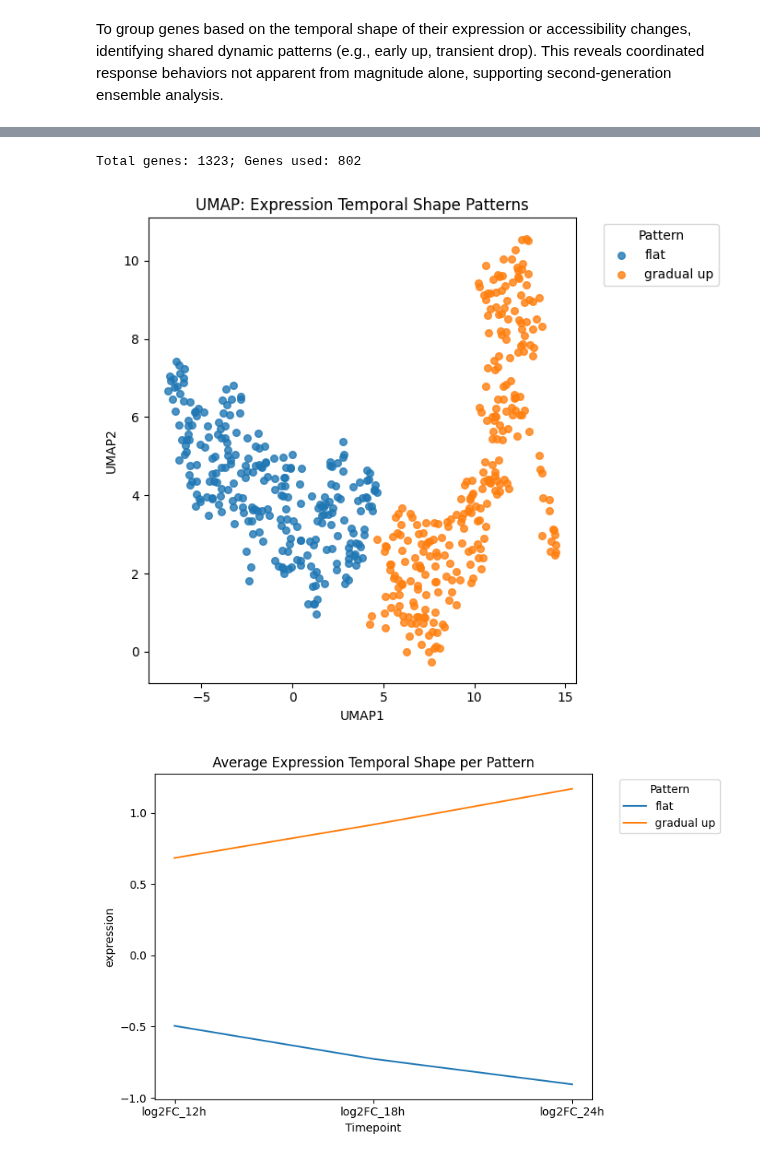
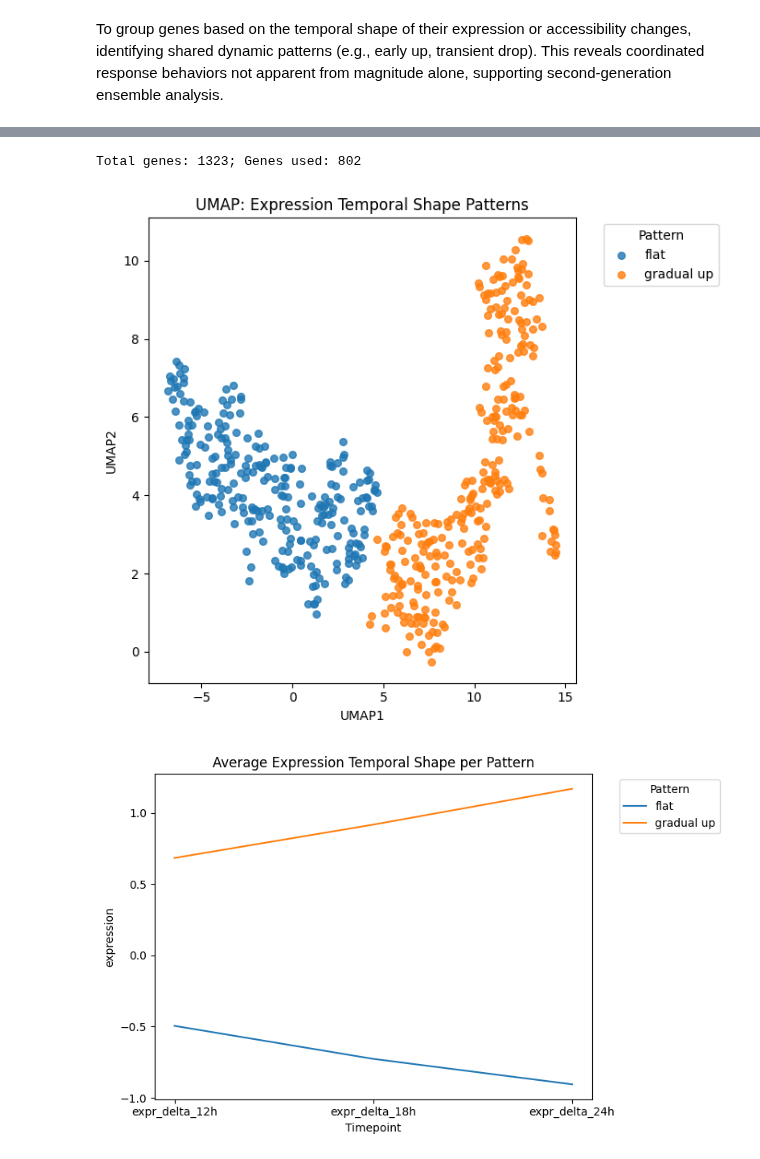
Before and after one commit to nafiul-nipu/GenomeVisProject, a Jupyter notebook: data_processing_python/09.3_temporal_shape_signature_embedding.ipynb, the cells around one changed output, grey strips where cells are left out. Cells and saved outputs as stored; diff of their text form; code cells hidden in the pictures.

Commit message:
DATA EXTRACTED

```diff
--- a/data_processing_python/09.3_temporal_shape_signature_embedding.ipynb
+++ b/data_processing_python/09.3_temporal_shape_signature_embedding.ipynb
@@ -139,7 +112,7 @@ Total genes: 387; Genes used: 201
 # ---- Load data ----
 df = pd.read_csv("data/green_monkey/all_structure_files/chr1/chr1_expr_acc_features.csv")
 
-expr_cols = ['log2FC_12h', 'log2FC_18h', 'log2FC_24h']
+expr_cols = ['expr_delta_12h', 'expr_delta_18h', 'expr_delta_24h']
 acc_cols = ['acc_delta_12h_tss', 'acc_delta_18h_tss', 'acc_delta_24h_tss']
 all_cols = expr_cols + acc_cols
 
@@ -149,7 +122,6 @@ print(f"Total genes: {len(df)}; Genes used: {len(df_filtered)}")
 def interpret_pattern(arr):
     arr = np.array(arr)
     if len(arr) == 3:
-        # Single feature (expression or accessibility)
         d1, d2 = arr[1] - arr[0], arr[2] - arr[1]
         trend = np.polyfit([12, 18, 24], arr, 1)[0]
         if d1 > 0.2 and d2 > 0.2:
@@ -168,15 +140,8 @@ def interpret_pattern(arr):
             return "late down"
         else:
             return "complex/other"
-    elif len(arr) == 6:
-        # Combined: first 3 = expression, last 3 = accessibility
-        label_expr = interpret_pattern(arr[:3])
-        label_acc = interpret_pattern(arr[3:])
-        return f"{label_expr} & {label_acc}"
     else:
         return "unknown"
-
-
 
 def run_temporal_shape(df, cols, feat_label):
     # Z-score normalization
@@ -209,7 +174,6 @@ def run_temporal_shape(df, cols, feat_label):
     # ---- UMAP scatter plot with pattern label colors ----
     palette = sns.color_palette("tab10", len(set(cluster_labels.values())))
     pat2color = {p: palette[i % len(palette)] for i, p in enumerate(sorted(set(cluster_labels.values())))}
-    colors = df_[pattern_label_col].map(pat2color).tolist()
     plt.figure(figsize=(7, 6))
     for pat in sorted(set(cluster_labels.values())):
         idx = df_[pattern_label_col] == pat
@@ -222,40 +186,38 @@ def run_temporal_shape(df, cols, feat_label):
     plt.show()
 
     # ---- Average time series per pattern label ----
     plt.figure(figsize=(8, 5))
     for pat in sorted(set(cluster_labels.values())):
         idx = df_[pattern_label_col] == pat
         avg = df_.loc[idx, cols].mean()
         plt.plot(cols, avg, label=pat)
     plt.title(f"Average {feat_label.capitalize()} Temporal Shape per Pattern")
     plt.xlabel("Timepoint")
     plt.ylabel(feat_label)
     plt.legend(title="Pattern", bbox_to_anchor=(1.05, 1), loc='upper left')
     plt.tight_layout()
     plt.show()
 
     return df_[['gene_name'] + cols + [pattern_label_col]]
 
 # ---- Run for expression ----
 res_expr = run_temporal_shape(df_filtered, expr_cols, 'expression')
 
 # ---- Run for accessibility ----
 res_acc = run_temporal_shape(df_filtered, acc_cols, 'accessibility')
 
-# ---- Combined embedding ----
-res_comb = run_temporal_shape(df_filtered, expr_cols + acc_cols, 'combined')
-
-# ---- Merge results for export ----
+# ---- Merge and directly assign combined pattern ----
 results = res_expr[['gene_name', 'expression_pattern']].merge(
     res_acc[['gene_name', 'accessibility_pattern']], on='gene_name'
-).merge(
-    res_comb[['gene_name', 'combined_pattern']], on='gene_name'
 )
-results.to_csv("data/green_monkey/all_structure_files/chr1/chr1_temporal_shape_patterns_annotated.csv", index=False)
+results["combined_pattern"] = results["expression_pattern"] + " & " + results["accessibility_pattern"]
+
+# ---- Save ----
+# results.to_csv("data/green_monkey/all_structure_files/chr1/chr1_temporal_shape_patterns_annotated.csv", index=False)
 print(results.head())
 # %% [output]
 Total genes: 1323; Genes used: 802
 [figure]
-[figure, old version]
+[figure, new version]
 [figure]
 [figure]
```
Also changed, not shown: parts of 2 cells of this notebook, 50 other files.
